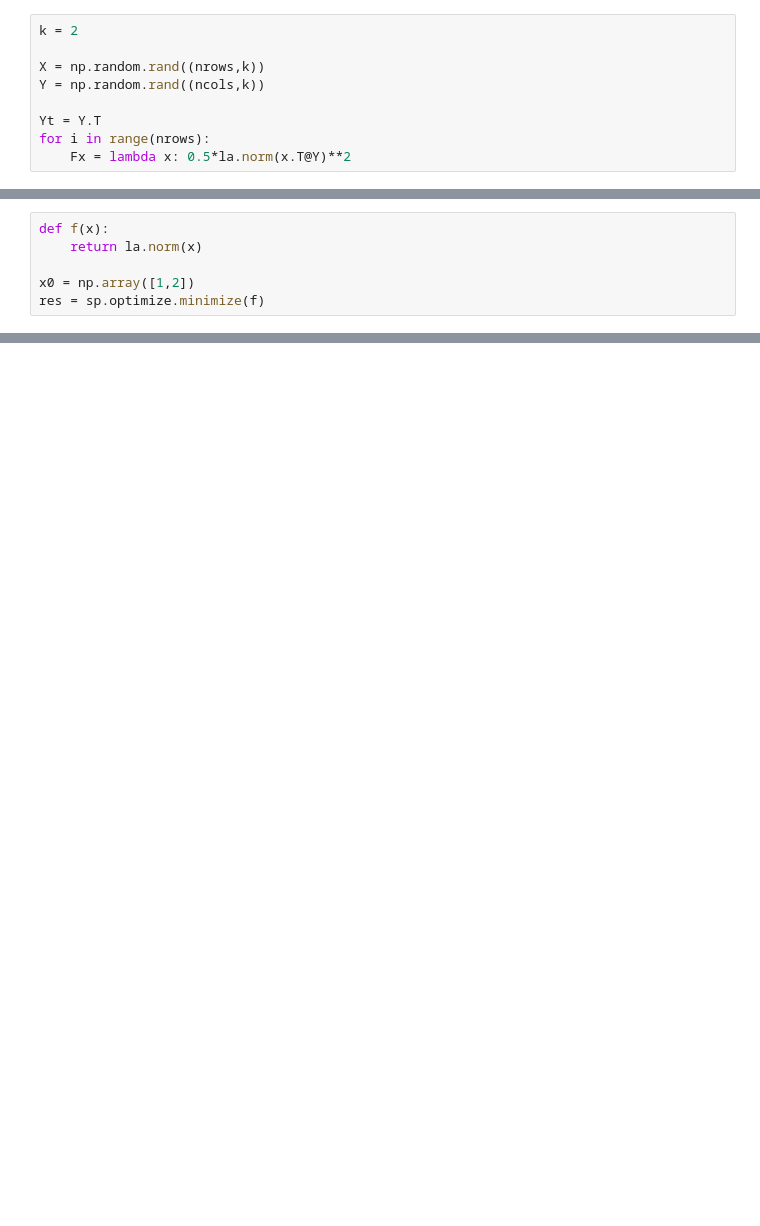
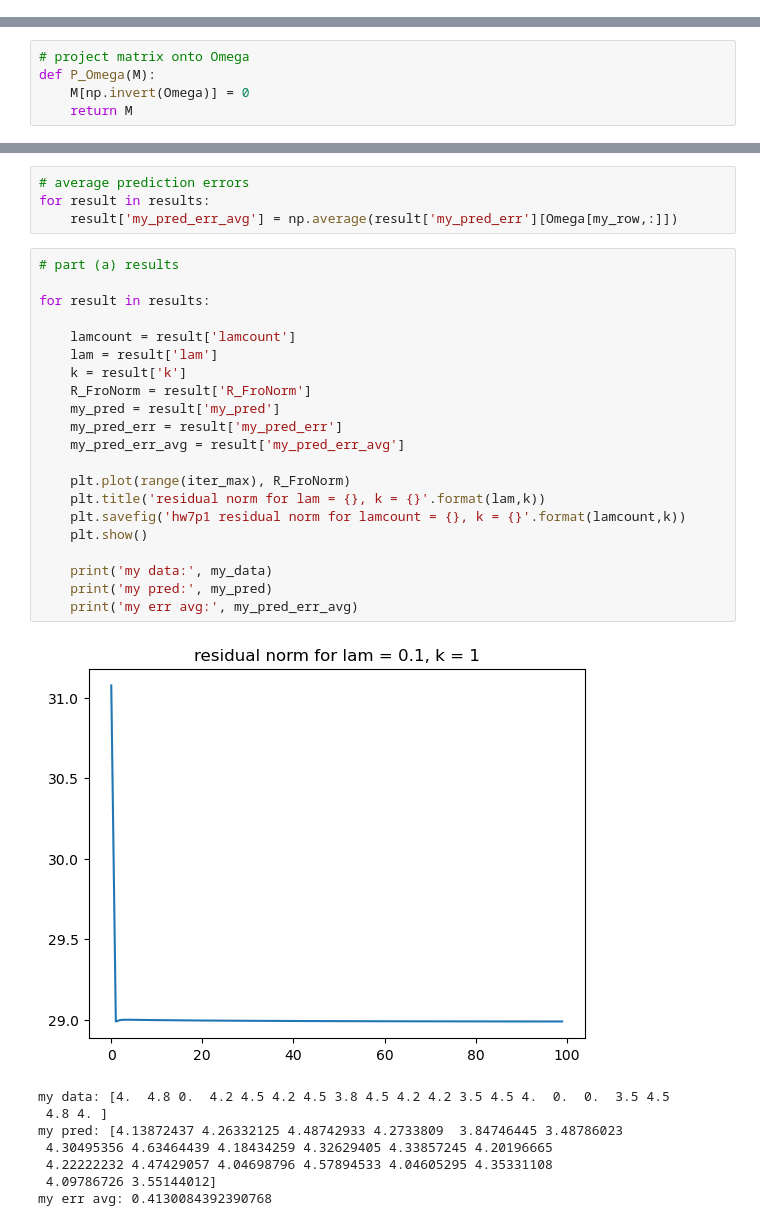
Before and after one commit to RokettoJanpu/scientific-computing-1-redux, a Jupyter notebook: hw7p1.ipynb, the cells around one changed output, grey strips where cells are left out. Drawn from its saved outputs; the diff is of its cells as text; blank space fills up the shorter version.

```diff
--- a/hw7p1.ipynb
+++ b/hw7p1.ipynb
@@ -41,9 +24,0 @@ print(A[rescale_row])
-# %%
-k = 2
-
-X = np.random.rand((nrows,k))
-Y = np.random.rand((ncols,k))
-
-Yt = Y.T
-for i in range(nrows):
-    Fx = lambda x: 0.5*la.norm(x.T@Y)**2
@@ -58,6 +25,5 @@ array([[1, 2],
-# %%
-def f(x):
-    return la.norm(x)
-
-x0 = np.array([1,2])
-res = sp.optimize.minimize(f)
+# %%
+# project matrix onto Omega
+def P_Omega(M):
+    M[np.invert(Omega)] = 0
+    return M
@@ -63,0 +112,34 @@ res = sp.optimize.minimize(f)
+# %%
+# average prediction errors
+for result in results:
+    result['my_pred_err_avg'] = np.average(result['my_pred_err'][Omega[my_row,:]])
+# %%
+# part (a) results
+
+for result in results:
+
+    lamcount = result['lamcount']
+    lam = result['lam']
+    k = result['k']
+    R_FroNorm = result['R_FroNorm']
+    my_pred = result['my_pred']
+    my_pred_err = result['my_pred_err']
+    my_pred_err_avg = result['my_pred_err_avg']
+
+    plt.plot(range(iter_max), R_FroNorm)
+    plt.title('residual norm for lam = {}, k = {}'.format(lam,k))
+    plt.savefig('hw7p1 residual norm for lamcount = {}, k = {}'.format(lamcount,k))
+    plt.show()
+
+    print('my data:', my_data)
+    print('my pred:', my_pred)
+    print('my err avg:', my_pred_err_avg)
+# %% [output]
+[figure, added]
+my data: [4.  4.8 0.  4.2 4.5 4.2 4.5 3.8 4.5 4.2 4.2 3.5 4.5 4.  0.  0.  3.5 4.5
+ 4.8 4. ]
+my pred: [4.13872437 4.26332125 4.48742933 4.2733809  3.84746445 3.48786023
+ 4.30495356 4.63464439 4.18434259 4.32629405 4.33857245 4.20196665
+ 4.22222232 4.47429057 4.04698796 4.57894533 4.04605295 4.35331108
+ 4.09786726 3.55144012]
+my err avg: 0.4130084392390768
```
Also changed, not shown: parts of 9 cells of this notebook, 53 other files.
